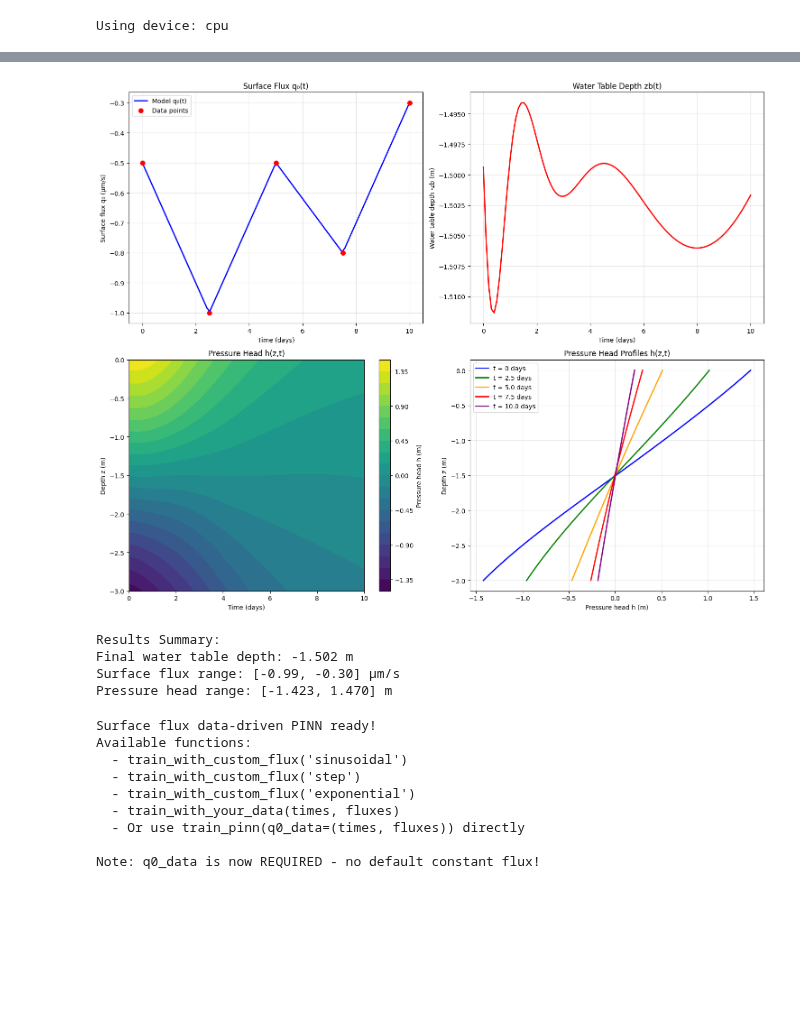
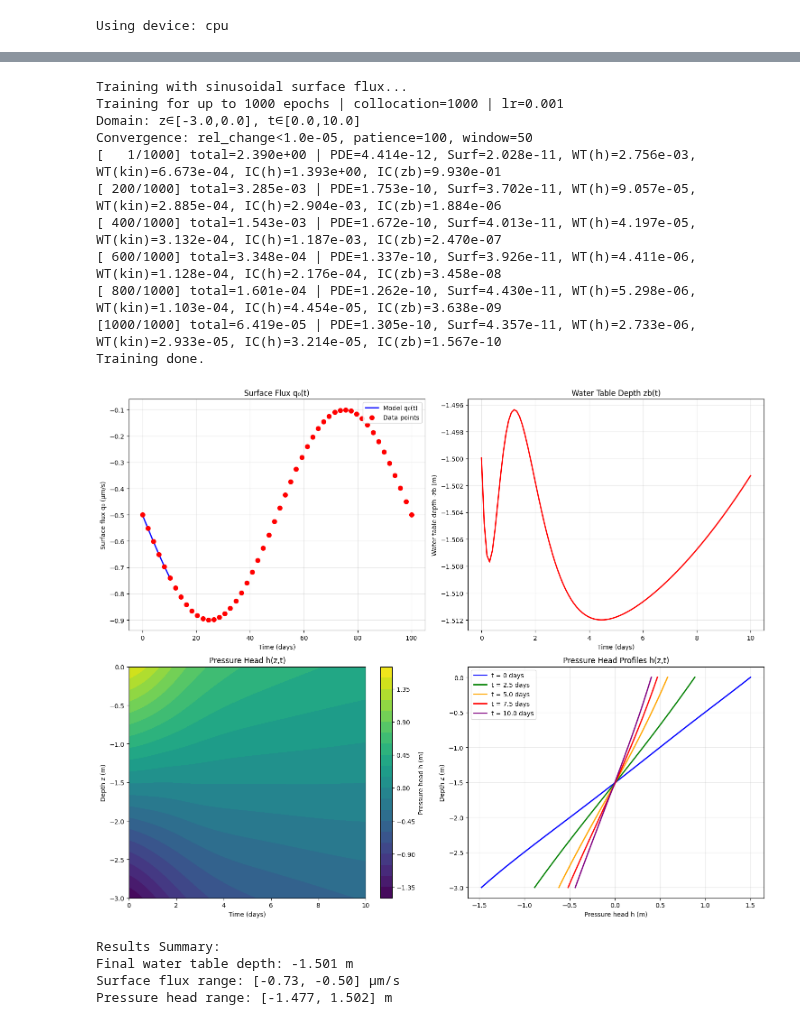
Before and after one commit to WqgJing/SMAP-Recharge-Flux, a Jupyter notebook: variable_q.ipynb, the cells around one changed output, grey strips where cells are left out. Drawn from its saved outputs; the diff is of its cells as text; code cells hidden in the pictures; blank space fills up the shorter version.

Commit message:
Flux simulation PINN Initial Commit

```diff
--- a/variable_q.ipynb
+++ b/variable_q.ipynb
@@ -82,7 +80,7 @@ Van Genuchten functions (simple) working correctly!
 # Block 3: Neural Network Architectures (no custom init)
 class PressureHeadNet(nn.Module):
     """Neural network for pressure head h(z,t)"""
-    def __init__(self, hidden_dim=32, num_layers=3):
+    def __init__(self, hidden_dim=50, num_layers=4):
         super().__init__()
 
         layers = []
@@ -530,23 +388,11 @@ def plot_results(model, t_max=10.0, z_min=-3.0, z_max=0.0):
     print(f"Final water table depth: {-zb_np[-1]:.3f} m")
     print(f"Surface flux range: [{q0_np.min()*1e6:.2f}, {q0_np.max()*1e6:.2f}] μm/s")
     print(f"Pressure head range: [{H_np.min():.3f}, {H_np.max():.3f}] m")
-
-# Run the plotting function if we have a trained model
-if __name__ == "__main__" and 'model' in locals():
-    plot_results(model)
-else:
-    print("Run the training cell first to create the model, then call plot_results(model)")
-# %% [output]
-[figure, removed]
-Results Summary:
-Final water table depth: -1.502 m
-Surface flux range: [-0.99, -0.30] μm/s
-Pressure head range: [-1.423, 1.470] m
 # %%
 # Block 6: Example Usage with Custom Surface Flux Data
 
 # Example 1: Sinusoidal surface flux (e.g., seasonal variation)
-def create_sinusoidal_q0_data(t_max=10.0, n_points=20):
+def create_sinusoidal_q0_data(t_max=100, n_points=50):
     """Create sinusoidal surface flux data"""
     times = np.linspace(0, t_max, n_points)
     # Sinusoidal flux: varies between -1e-6 and -1e-7 m/s
@@ -562,15 +408,7 @@ def create_step_q0_data(t_max=10.0):
     fluxes = [-1e-7, -1e-7, -2e-6, -2e-6, -1e-7, -1e-7, -3e-6, -3e-6]  # irrigation pulses
     return times, fluxes
 
-# Example 3: Exponential decay (e.g., drying after rain)
-def create_exponential_q0_data(t_max=10.0, n_points=15):
-    """Create exponentially decaying surface flux"""
-    times = np.linspace(0, t_max, n_points)
-    # Start with high flux, decay exponentially
-    initial_flux = -2e-6
-    decay_rate = 0.3
-    fluxes = initial_flux * np.exp(-decay_rate * times)
-    return times.tolist(), fluxes.tolist()
+
 
 # Example usage functions
 def train_with_custom_flux(flux_type='sinusoidal', n_epochs=1000):
@@ -601,53 +439,52 @@ def train_with_custom_flux(flux_type='sinusoidal', n_epochs=1000):
     return model, losses, comps
 
 # Example: Train with your own data
-def train_with_your_data(times, fluxes, n_epochs=1000):
+def train_with_your_data(times, fluxes, n_epochs=2000):
     """
     Train PINN with your custom surface flux data
 
     Args:
         times: list or array of time points (days)
         fluxes: list or array of surface flux values (m/s, negative = downward)
         n_epochs: number of training epochs
 
     Example:
         # Your measurement data
         my_times = [0, 1, 3, 5, 7, 10]  # days
         my_fluxes = [-1e-6, -2e-6, -1e-6, -5e-7, -8e-7, -3e-7]  # m/s
 
         model, losses, comps = train_with_your_data(my_times, my_fluxes, n_epochs=1500)
     """
     q0_data = (times, fluxes)
 
     print(f"Training with custom data: {len(times)} time points")
     print(f"Time range: {min(times):.1f} to {max(times):.1f} days")
     print(f"Flux range: {min(fluxes)*1e6:.1f} to {max(fluxes)*1e6:.1f} μm/s")
 
     model, losses, comps = train_pinn(
         q0_data,
         n_epochs=n_epochs,
         learning_rate=1e-3,
         n_collocation=1000
     )
 
     plot_results(model)
     return model, losses, comps
-
-print("Surface flux data-driven PINN ready!")
-print("Available functions:")
-print("  - train_with_custom_flux('sinusoidal')")
-print("  - train_with_custom_flux('step')")
-print("  - train_with_custom_flux('exponential')")
-print("  - train_with_your_data(times, fluxes)")
-print("  - Or use train_pinn(q0_data=(times, fluxes)) directly")
-print("\nNote: q0_data is now REQUIRED - no default constant flux!")
+model_sin, losses_sin, comps_sin = train_with_custom_flux('sinusoidal', n_epochs=1000)
 # %% [output]
-Surface flux data-driven PINN ready!
-Available functions:
-  - train_with_custom_flux('sinusoidal')
-  - train_with_custom_flux('step')
-  - train_with_custom_flux('exponential')
-  - train_with_your_data(times, fluxes)
-  - Or use train_pinn(q0_data=(times, fluxes)) directly
-
-Note: q0_data is now REQUIRED - no default constant flux!
+Training with sinusoidal surface flux...
+Training for up to 1000 epochs | collocation=1000 | lr=0.001
+Domain: z∈[-3.0,0.0], t∈[0.0,10.0]
+Convergence: rel_change<1.0e-05, patience=100, window=50
+[   1/1000] total=2.390e+00 | PDE=4.414e-12, Surf=2.028e-11, WT(h)=2.756e-03, WT(kin)=6.673e-04, IC(h)=1.393e+00, IC(zb)=9.930e-01
+[ 200/1000] total=3.285e-03 | PDE=1.753e-10, Surf=3.702e-11, WT(h)=9.057e-05, WT(kin)=2.885e-04, IC(h)=2.904e-03, IC(zb)=1.884e-06
+[ 400/1000] total=1.543e-03 | PDE=1.672e-10, Surf=4.013e-11, WT(h)=4.197e-05, WT(kin)=3.132e-04, IC(h)=1.187e-03, IC(zb)=2.470e-07
+[ 600/1000] total=3.348e-04 | PDE=1.337e-10, Surf=3.926e-11, WT(h)=4.411e-06, WT(kin)=1.128e-04, IC(h)=2.176e-04, IC(zb)=3.458e-08
+[ 800/1000] total=1.601e-04 | PDE=1.262e-10, Surf=4.430e-11, WT(h)=5.298e-06, WT(kin)=1.103e-04, IC(h)=4.454e-05, IC(zb)=3.638e-09
+[1000/1000] total=6.419e-05 | PDE=1.305e-10, Surf=4.357e-11, WT(h)=2.733e-06, WT(kin)=2.933e-05, IC(h)=3.214e-05, IC(zb)=1.567e-10
+Training done.
+[figure, added]
+Results Summary:
+Final water table depth: -1.501 m
+Surface flux range: [-0.73, -0.50] μm/s
+Pressure head range: [-1.477, 1.502] m
```
Also changed, not shown: parts of 10 cells of this notebook, 3 other files.
